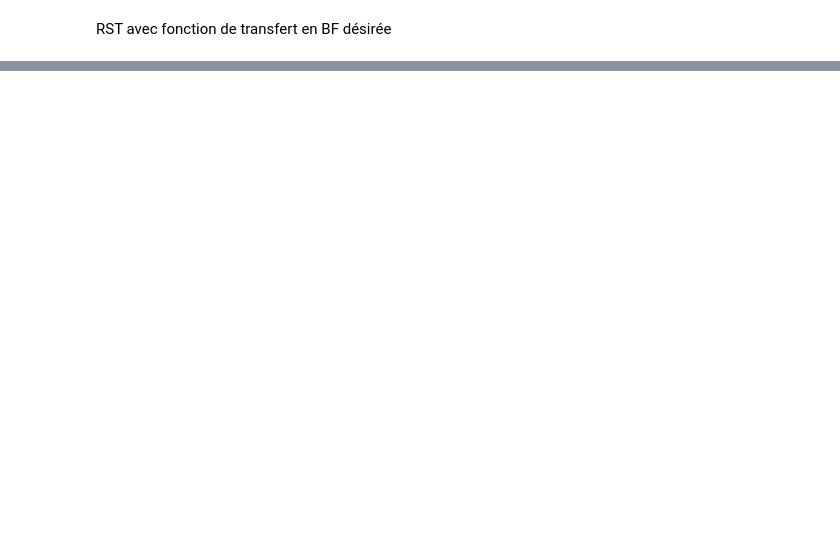
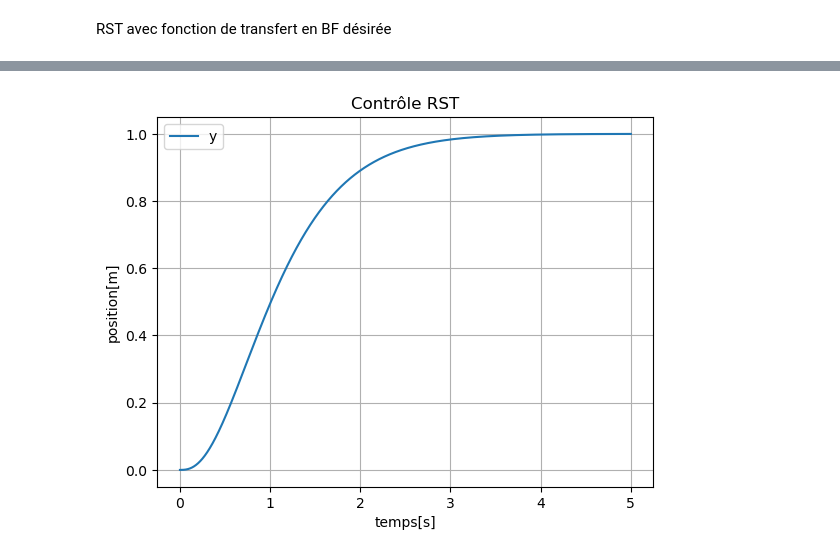
Before and after one commit to Bababoey123/PythonDiscreteControl, a Jupyter notebook: PythonDiscreteLib.ipynb, the cells around one changed output, grey strips where cells are left out. Cells and saved outputs as stored; diff of their text form; code cells hidden in the pictures; blank space fills up the shorter version.

```diff
--- a/PythonDiscreteLib.ipynb
+++ b/PythonDiscreteLib.ipynb
@@ -304,7 +338,7 @@ print('\nDesired TF:')
 print(Desired_TF)
 
 # Run synthesis using your existing Compute_Desired_RST
-S_tf, R_tf, T_tf = computeRST.Compute_Desired_RST(Desired_TF, plant.Tf_dis)
+S_tf, R_tf, T_tf,H_cl = computeRST.Compute_Desired_RST(Desired_TF, plant.Tf_dis)
 print('\nS =', S_tf)
 print('R =', R_tf)
 print('T =', T_tf)
@@ -311,19 +363,21 @@ print('T =', T_tf)
 # %%
 rst_3=RSTController(R_tf,S_tf,T_tf)
 logger_rst_4 = SimLog()
-logger_rst_4 = run_continuous_control_loop(hybrid_loop,rst_3,1.0,X_0,logger_rst_4)
+logger_rst_4 = run_continuous_control_loop(hybrid_loop,rst_3,1.0,X_0,logger_rst_4,False,False)
 plt.figure()
 plt.plot(logger_rst_4.t_hist, logger_rst_4.y_hist, label="y")
 
 
 plt.title("Contrôle RST")
 plt.grid()
 plt.legend()
 plt.xlabel('temps[s]')
 plt.ylabel('position[m]')
 
 #plt.savefig('Réponse_Indicielle_PID.png')
 plt.show()
+# %% [output]
+[figure, added]
 # %%
 
 j=complex(0,1)
```
Also changed, not shown: parts of 16 cells of this notebook, 2 other files.
